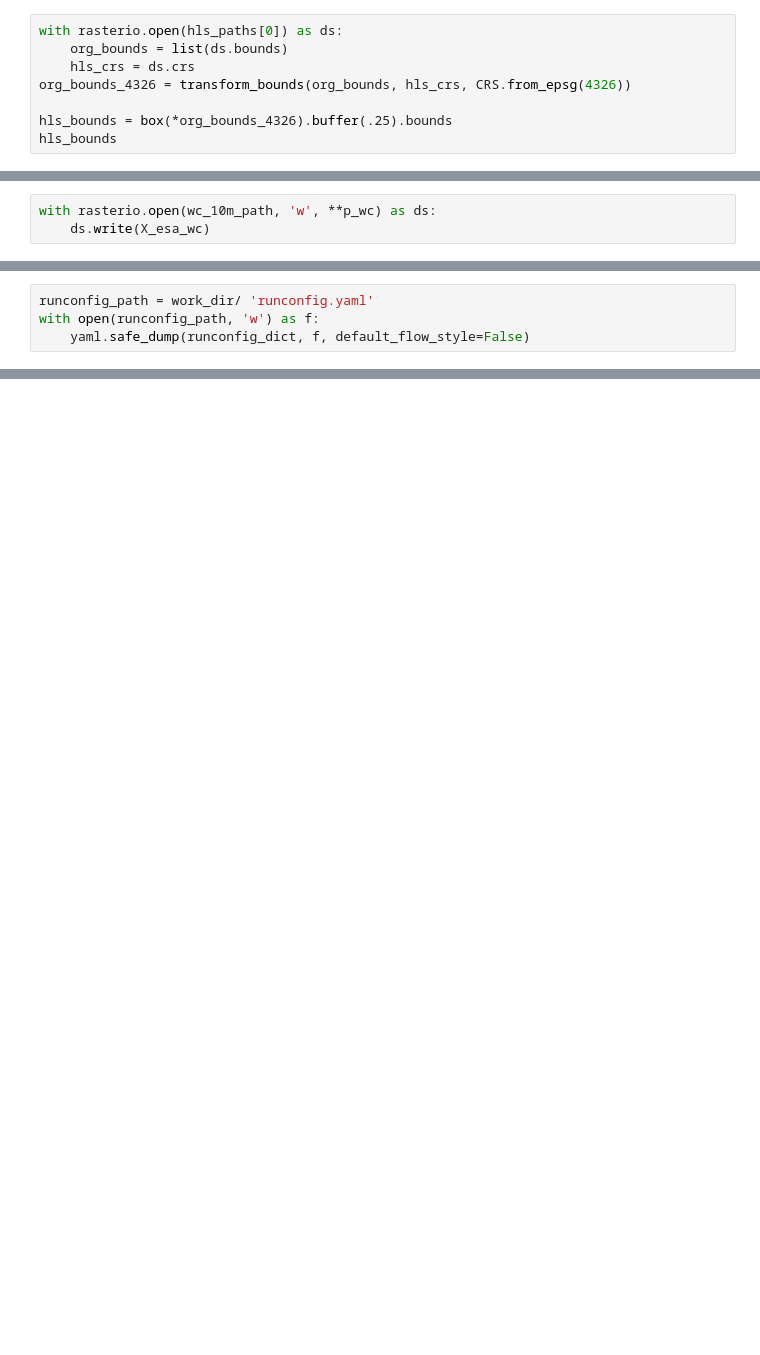
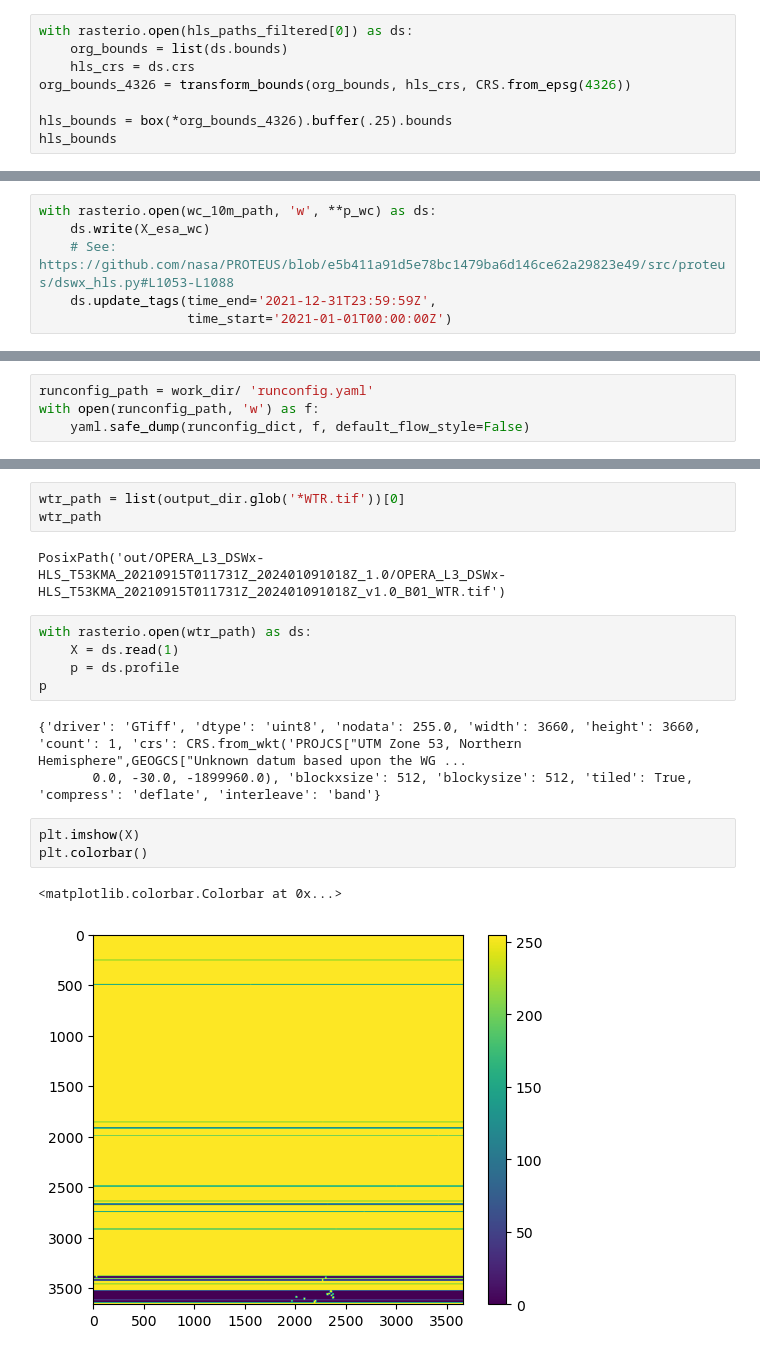
Before and after one commit to OPERA-Cal-Val/dswx-hls-pst-workflow, a Jupyter notebook: 0-Run-DSWX-HLS.ipynb, the cells around one changed output, grey strips where cells are left out. Cells and saved outputs as stored; diff of their text form; blank space fills up the shorter version.

```diff
--- a/0-Run-DSWX-HLS.ipynb
+++ b/0-Run-DSWX-HLS.ipynb
@@ -168,7 +195,7 @@ hls_paths = download_hls_data(HLS_ID)
 
 Get bounds of HLS tile
 # %%
-with rasterio.open(hls_paths[0]) as ds:
+with rasterio.open(hls_paths_filtered[0]) as ds:
     org_bounds = list(ds.bounds)
     hls_crs = ds.crs
 org_bounds_4326 = transform_bounds(org_bounds, hls_crs, CRS.from_epsg(4326))
@@ -212,3 +239,6 @@ wc_10m_path = work_dir / f'wc_10m.tif'
 # %%
 with rasterio.open(wc_10m_path, 'w', **p_wc) as ds:
     ds.write(X_esa_wc)
+    # See: https://github.com/nasa/PROTEUS/blob/e5b411a91d5e78bc1479ba6d146ce62a29823e49/src/proteus/dswx_hls.py#L1053-L1088
+    ds.update_tags(time_end='2021-12-31T23:59:59Z',
+                   time_start='2021-01-01T00:00:00Z')
@@ -333,0 +526,19 @@ HLS thresholds:
+# %%
+wtr_path = list(output_dir.glob('*WTR.tif'))[0]
+wtr_path
+# %% [output]
+PosixPath('out/OPERA_L3_DSWx-HLS_T53KMA_20210915T011731Z_202401091018Z_1.0/OPERA_L3_DSWx-HLS_T53KMA_20210915T011731Z_202401091018Z_v1.0_B01_WTR.tif')
+# %%
+with rasterio.open(wtr_path) as ds:
+    X = ds.read(1)
+    p = ds.profile
+p
+# %% [output]
+{'driver': 'GTiff', 'dtype': 'uint8', 'nodata': 255.0, 'width': 3660, 'height': 3660, 'count': 1, 'crs': CRS.from_wkt('PROJCS["UTM Zone 53, Northern Hemisphere",GEOGCS["Unknown datum based upon the WG ...
+       0.0, -30.0, -1899960.0), 'blockxsize': 512, 'blockysize': 512, 'tiled': True, 'compress': 'deflate', 'interleave': 'band'}
+# %%
+plt.imshow(X)
+plt.colorbar()
+# %% [output]
+<matplotlib.colorbar.Colorbar at 0x...>
+[figure, added]
```
Also changed, not shown: parts of 17 cells of this notebook.
